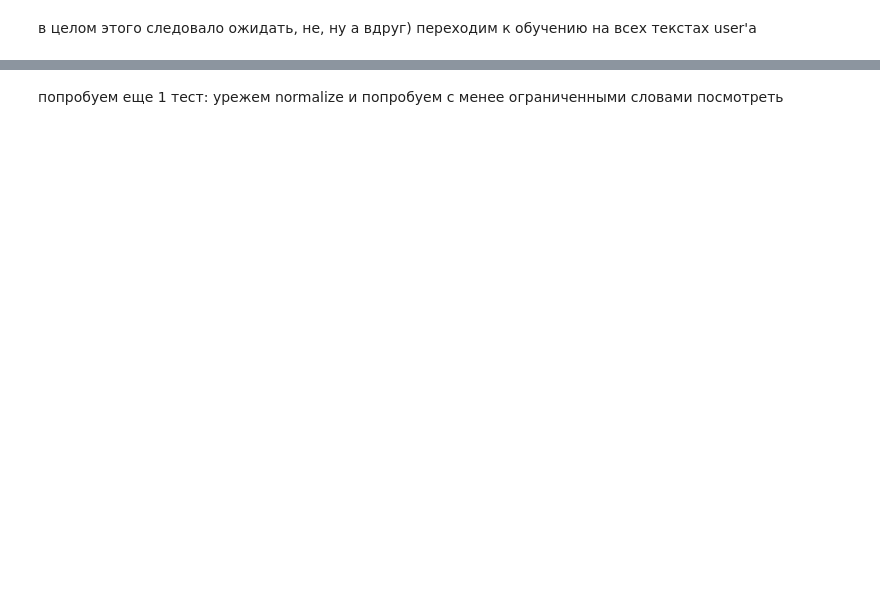
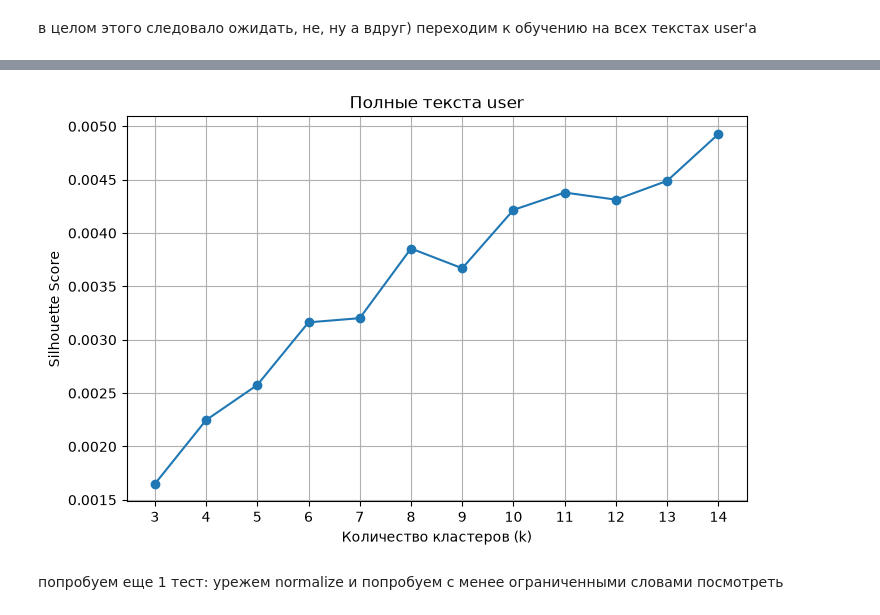
Before and after one commit to Half-Head/ML_homework, a Jupyter notebook: hw1/data_analyze.ipynb, the cells around one changed output, grey strips where cells are left out. Saved outputs shown, nothing was run; the diff lists cells and outputs as text; code cells hidden in the pictures; blank space fills up the shorter version.

```diff
--- a/hw1/data_analyze.ipynb
+++ b/hw1/data_analyze.ipynb
@@ -194,21 +212,21 @@ for i in empty_indices[:20]:
 в целом этого следовало ожидать, не, ну а вдруг)
 переходим к обучению на всех текстах user'a
 # %%
-# key_words_classterize_all_user = [] # будет хранить диалоги по которым будем кластеризовать
-# for payload in user_text['text']:
-#     key_words_classterize_all_user.append(payload)
+key_words_classterize_all_user = [] # будет хранить диалоги по которым будем кластеризовать
+for payload in user_text['text']:
+    key_words_classterize_all_user.append(payload)
 
-# X_all_user,  tf_idfer_all_user = vectorize_topic_texts(key_words_classterize_all_user) # наши диалоги в циферках
+X_all_user,  tf_idfer_all_user = vectorize_topic_texts(key_words_classterize_all_user) # наши диалоги в циферках
 
-# empty_mask = np.asarray(X_all_user.getnnz(axis=1) == 0).ravel()
-# print("Диалогов без TF-IDF-признаков:", empty_mask.sum())
+empty_mask = np.asarray(X_all_user.getnnz(axis=1) == 0).ravel()
+print("Диалогов без TF-IDF-признаков:", empty_mask.sum())
 
-# scores_silhuet_all_user = []
-# for k in range (3, 15):
-#     kmeans = KMeans(n_clusters=k, init='k-means++', n_init=10, max_iter=300, random_state=SEED)
-#     cluster_labels_all_user = kmeans.fit_predict(X)
+scores_silhuet_all_user = []
+for k in range (3, 15):
+    kmeans = KMeans(n_clusters=k, init='k-means++', n_init=10, max_iter=300, random_state=SEED)
+    cluster_labels_all_user = kmeans.fit_predict(X)
 
-#     scores_silhuet_all_user.append((k, silhouette_score(X, cluster_labels_all_user, random_state=SEED, sample_size=None, metric='euclidean')))
+    scores_silhuet_all_user.append((k, silhouette_score(X, cluster_labels_all_user, random_state=SEED, sample_size=None, metric='euclidean')))
 
-# score_table_all_user = pd.DataFrame(scores_silhuet_all_user, columns=["k", "silhouette_score"])
-# print(score_table_all_user)
+score_table_all_user = pd.DataFrame(scores_silhuet_all_user, columns=["k", "silhouette_score"])
+print(score_table_all_user)
@@ -215,13 +248,15 @@ for i in empty_indices[:20]:
 # %%
-# plt.figure(figsize=(8, 5))
-# plt.plot(score_table_all_user["k"], score_table_all_user["silhouette_score"], marker="o")
+plt.figure(figsize=(8, 5))
+plt.plot(score_table_all_user["k"], score_table_all_user["silhouette_score"], marker="o")
 
-# plt.xlabel("Количество кластеров (k)")
-# plt.ylabel("Silhouette Score")
-# plt.xticks(score_table_all_user["k"])
-# plt.grid(True)
-# plt.title('Полные текста user')
-# plt.show()
+plt.xlabel("Количество кластеров (k)")
+plt.ylabel("Silhouette Score")
+plt.xticks(score_table_all_user["k"])
+plt.grid(True)
+plt.title('Полные текста user')
+plt.show()
+# %% [output]
+[figure, added]
 # %% [markdown]
 попробуем еще 1 тест: урежем normalize и попробуем с менее ограниченными словами посмотреть
 # %%
```
Also changed, not shown: parts of 21 cells of this notebook, 11 other files.
